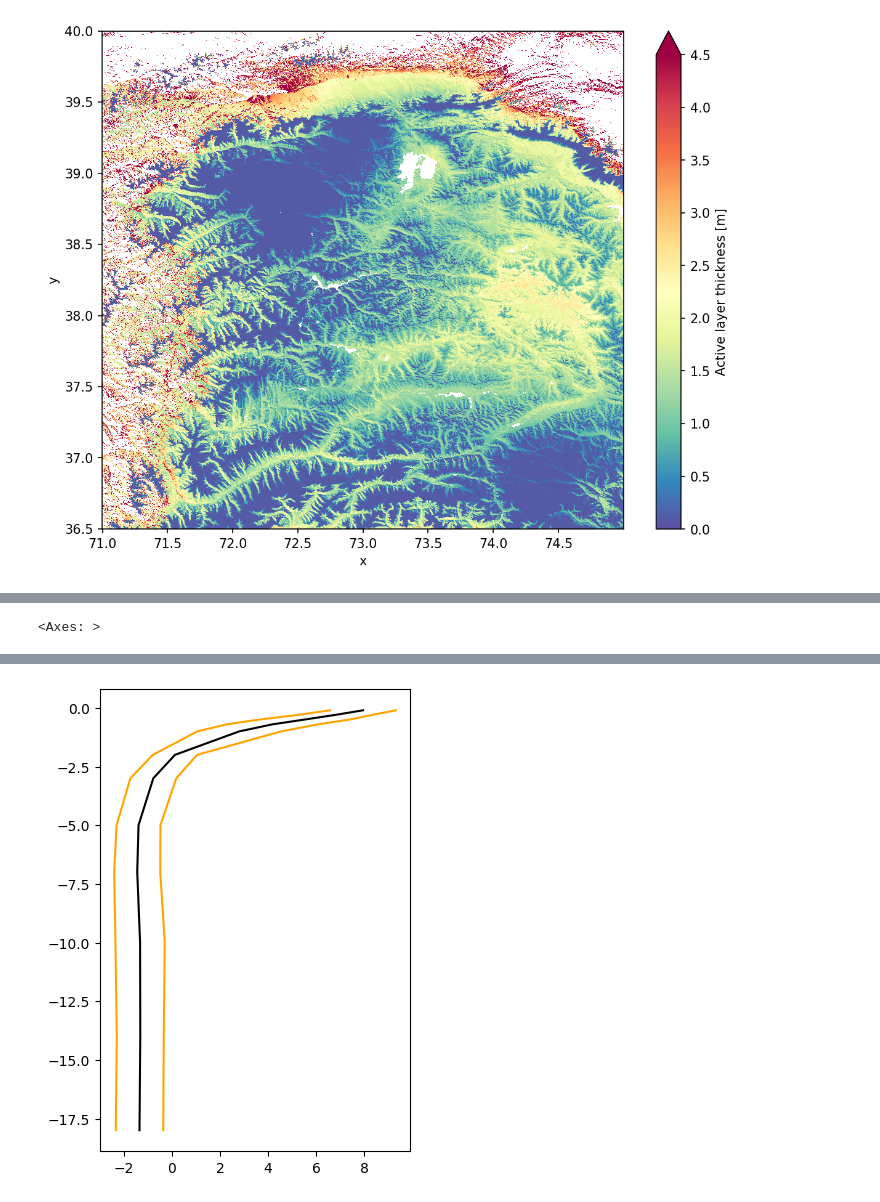
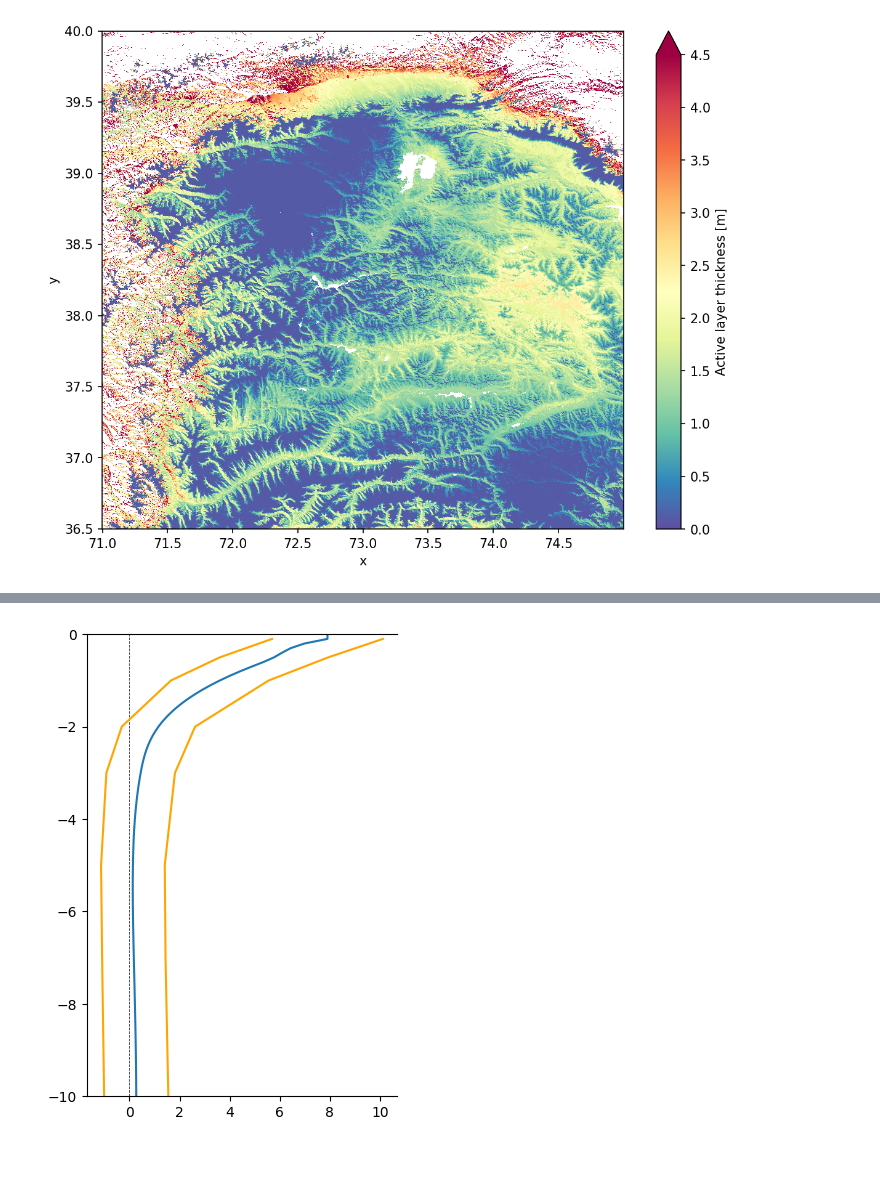
Before and after one commit to lukegre/pamir-MLpermafrost, a Jupyter notebook: notebooks/4_ngboost_single_depth/3_plot_results.ipynb, the cells around one changed output, grey strips where cells are left out. Drawn from its saved outputs; the diff is of its cells as text; code cells hidden in the pictures; blank space fills up the shorter version.

```diff
--- a/notebooks/4_ngboost_single_depth/3_plot_results.ipynb
+++ b/notebooks/4_ngboost_single_depth/3_plot_results.ipynb
@@ -76,8 +89,7 @@ with ProgressBarDask():
     da_summer_interp = (
         da_summer
         .interp(depth=np.arange(0, 10.1, 0.1), method='cubic')
-        .bfill('depth')
-        .persist())
+        .bfill('depth'))
 
     has_positive = (da_summer_interp > 0).any('depth')
     has_negative = (da_summer_interp < 0).any('depth')
@@ -106,17 +118,21 @@ img.figure.set_dpi(150)
 [interactive output not drawn]
 [figure]
 # %%
-point = dict(y=39.5, x=72.75, method='nearest')
+point = dict(y=37, x=71.2, method='nearest')
 
-da = da_summer.sel(**point)
+da = da_summer_interp.sel(**point)
 da_uncert = da_uncert_summer.sel(**point)
 
 da_lower = da - da_uncert
 da_upper = da + da_uncert
 
-ax = da.pipe(plot_profile, color='k')
+ax = da.pipe(plot_profile, color='C0')
 da_lower.pipe(plot_profile, color='orange', ax=ax)
 da_upper.pipe(plot_profile, color='orange', ax=ax)
+
+ax.axvline(0, c='k', ls='--', lw=0.5, zorder=0)
+ax.set_ylim(-10, 0)
+
+ax.spines['right'].set_visible(False)
 # %% [output]
 [interactive output not drawn]
-<Axes: >
@@ -124 +139 @@ da_upper.pipe(plot_profile, color='orange', ax=ax)
-[figure, old version]
+[figure, new version]
```
Also changed, not shown: parts of 14 cells of this notebook, 5 other files.
